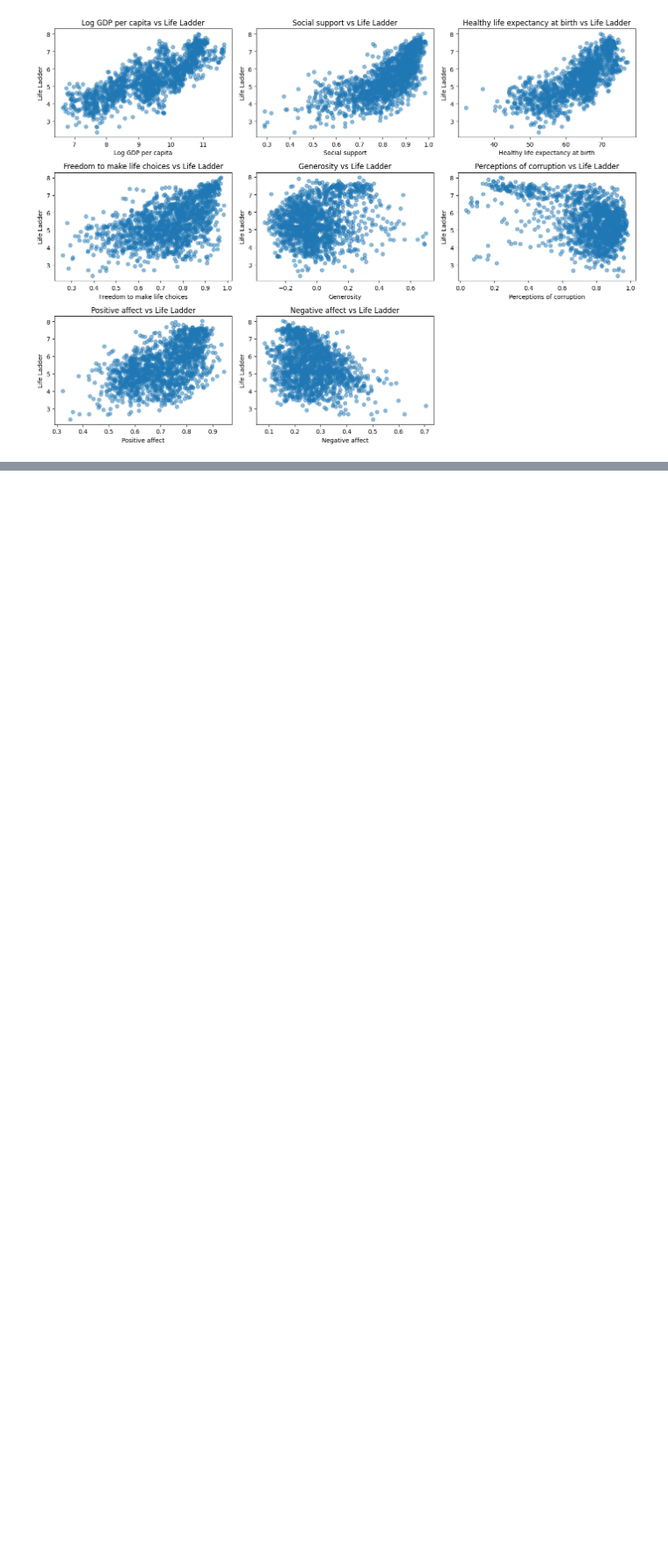
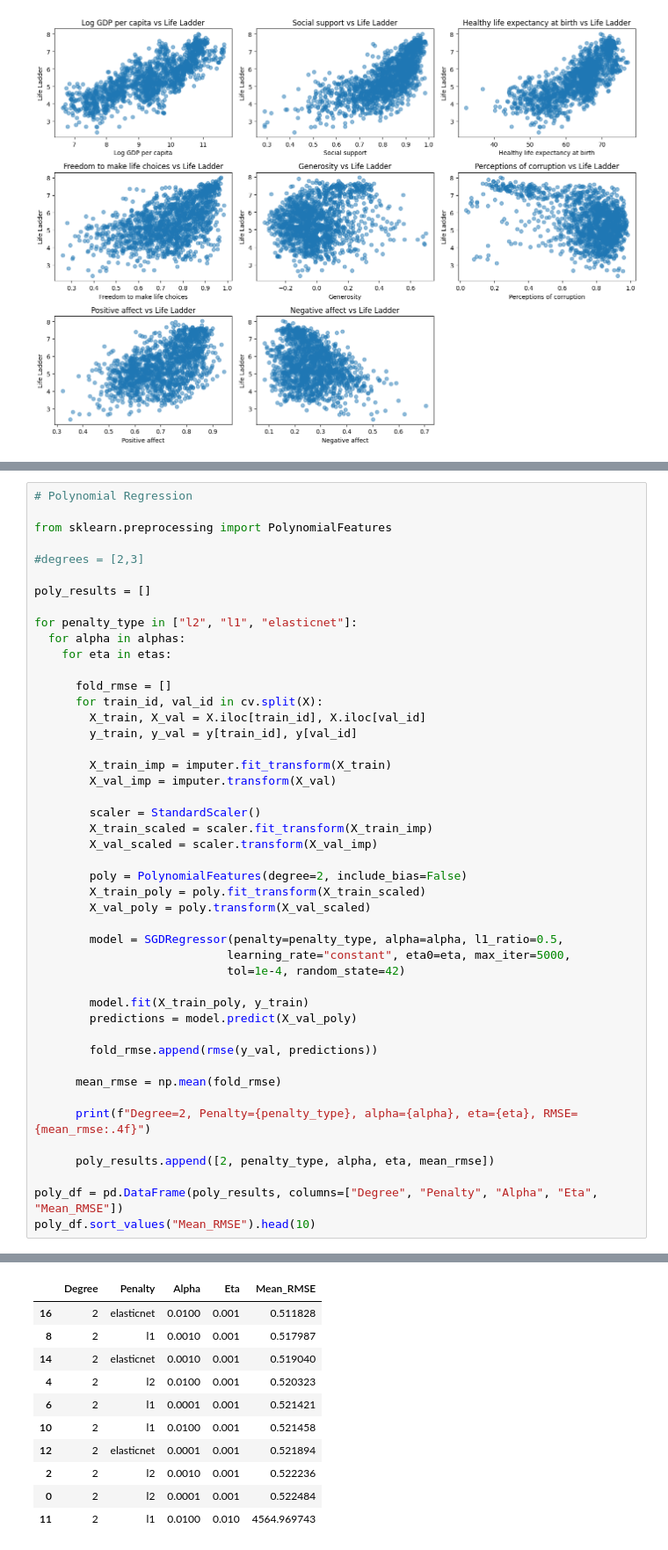
Before and after one commit to cdhakami-p/CSCI-B455, a Jupyter notebook: hw1/q1/hw1_q1.ipynb, the cells around one changed output, grey strips where cells are left out. Shown at 88% size. Cells and saved outputs as stored; diff of their text form; blank space fills up the shorter version.

```diff
--- a/hw1/q1/hw1_q1.ipynb
+++ b/hw1/q1/hw1_q1.ipynb
@@ -226,0 +446,47 @@ plt.show()
+# %%
+# Polynomial Regression
+
+from sklearn.preprocessing import PolynomialFeatures
+
+#degrees = [2,3]
+
+poly_results = []
+
+for penalty_type in ["l2", "l1", "elasticnet"]:
+  for alpha in alphas:
+    for eta in etas:
+
+      fold_rmse = []
+      for train_id, val_id in cv.split(X):
+        X_train, X_val = X.iloc[train_id], X.iloc[val_id]
+        y_train, y_val = y[train_id], y[val_id]
+
+        X_train_imp = imputer.fit_transform(X_train)
+        X_val_imp = imputer.transform(X_val)
+
+        scaler = StandardScaler()
+        X_train_scaled = scaler.fit_transform(X_train_imp)
+        X_val_scaled = scaler.transform(X_val_imp)
+
+        poly = PolynomialFeatures(degree=2, include_bias=False)
+        X_train_poly = poly.fit_transform(X_train_scaled)
+        X_val_poly = poly.transform(X_val_scaled)
+
+        model = SGDRegressor(penalty=penalty_type, alpha=alpha, l1_ratio=0.5,
+                            learning_rate="constant", eta0=eta, max_iter=5000,
+                            tol=1e-4, random_state=42)
+
+        model.fit(X_train_poly, y_train)
+        predictions = model.predict(X_val_poly)
+
+        fold_rmse.append(rmse(y_val, predictions))
+
+      mean_rmse = np.mean(fold_rmse)
+
+      print(f"Degree=2, Penalty={penalty_type}, alpha={alpha}, eta={eta}, RMSE={mean_rmse:.4f}")
+
+      poly_results.append([2, penalty_type, alpha, eta, mean_rmse])
+
+poly_df = pd.DataFrame(poly_results, columns=["Degree", "Penalty", "Alpha", "Eta", "Mean_RMSE"])
+poly_df.sort_values("Mean_RMSE").head(10)
+# %% [output]
@@ -226,0 +511,11 @@ plt.show()
+|  | Degree | Penalty | Alpha | Eta | Mean_RMSE |
+| 16 | 2 | elasticnet | 0.0100 | 0.001 | 0.511828 |
+| 8 | 2 | l1 | 0.0010 | 0.001 | 0.517987 |
+| 14 | 2 | elasticnet | 0.0010 | 0.001 | 0.519040 |
+| 4 | 2 | l2 | 0.0100 | 0.001 | 0.520323 |
+| 6 | 2 | l1 | 0.0001 | 0.001 | 0.521421 |
+| 10 | 2 | l1 | 0.0100 | 0.001 | 0.521458 |
+| 12 | 2 | elasticnet | 0.0001 | 0.001 | 0.521894 |
+| 2 | 2 | l2 | 0.0010 | 0.001 | 0.522236 |
+| 0 | 2 | l2 | 0.0001 | 0.001 | 0.522484 |
+| 11 | 2 | l1 | 0.0100 | 0.010 | 4564.969743 |
```
Also changed, not shown: parts of 11 cells of this notebook.
